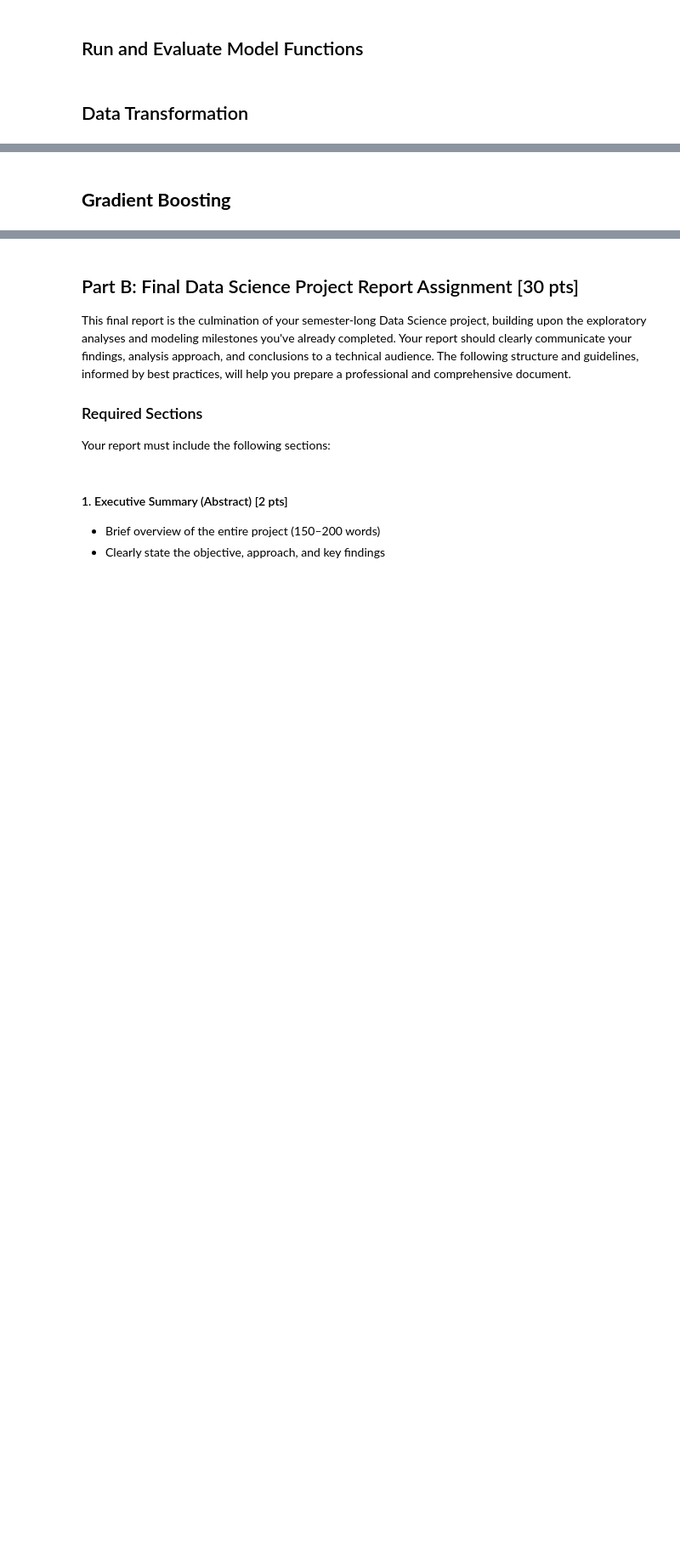
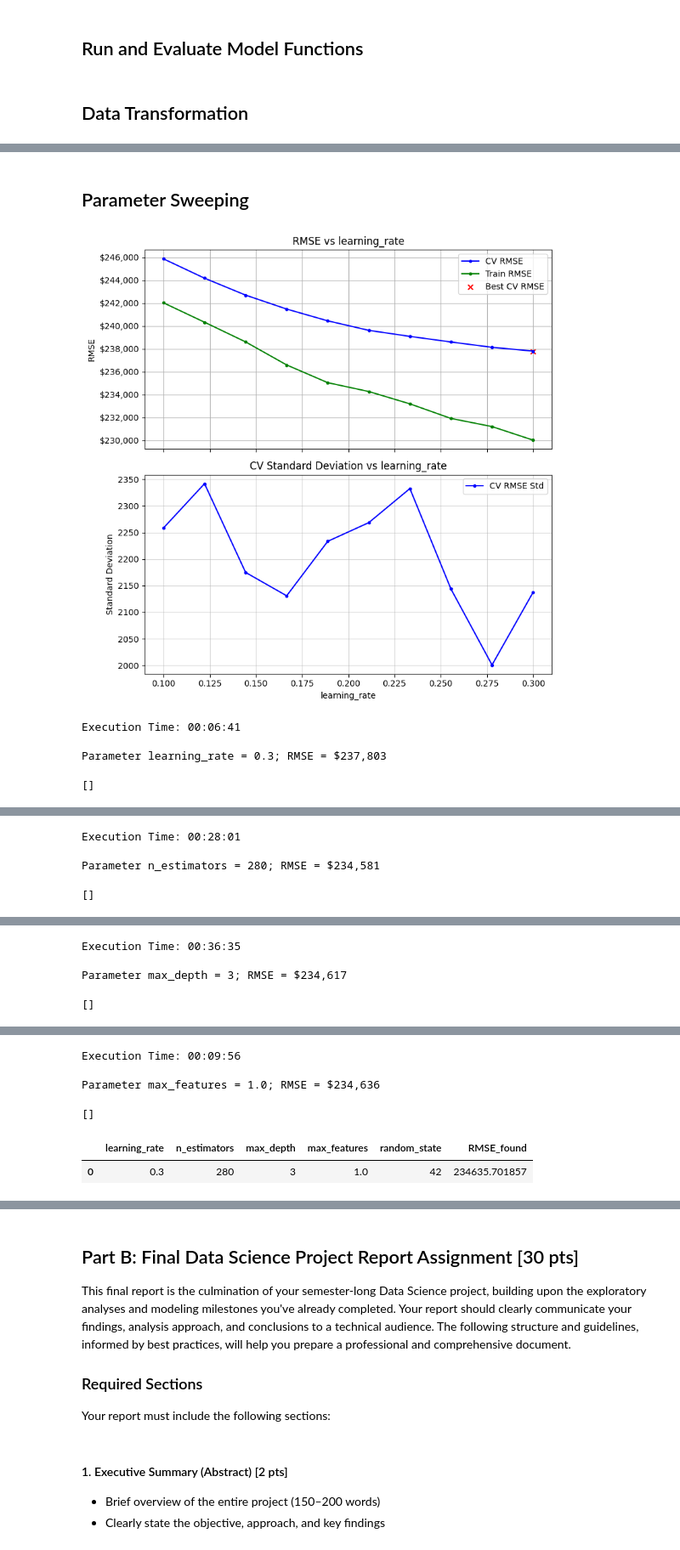
Before and after one commit to jtvon/Module-3-Assignments, a Jupyter notebook: Final_Project_Report.ipynb, the cells around one changed output, grey strips where cells are left out. Shown: that part at 85% size. Drawn from its saved outputs; the diff is of its cells as text; code cells hidden in the pictures; blank space fills up the shorter version.

```diff
--- a/Final_Project_Report.ipynb
+++ b/Final_Project_Report.ipynb
@@ -167,7 +415,4 @@ def load_data(path, target_column=None, random_state=random_state):
     return X_train, X_test, y_train, y_test, X_train_scaled, X_test_scaled, df
 # %%
 # Load the data from github and preprocess the data
-X_train, X_test, y_train, y_test, X_train_scaled, X_test_scaled, df = load_data(
-    'https://raw.githubusercontent.com/ys1433/Module-3-Assignments/refs/heads/main/zillow_cleaned.csv',
-    target_column='taxvaluedollarcnt'
-)
+X_train, X_test, y_train, y_test, X_train_scaled, X_test_scaled, df = load_data('zillow_cleaned.csv',target_column='taxvaluedollarcnt')
@@ -299,11 +555,11 @@ def polynomial_transformation(df, column, degree):
   axes[1].boxplot(df[f'{column}_poly_transformed'])
   axes[1].set_title(f'{column}_poly')
 
-# apply polynomial transformation to selected columns
-X_train_poly = X_train_log.copy()
-poly_list = ['calculatedbathnbr']
-for f in poly_list:
-  polynomial_transformation(X_train_poly, f, 2)
+# # apply polynomial transformation to selected columns
+# X_train_poly = X_train_log.copy()
+# poly_list = ['calculatedbathnbr']
+# for f in poly_list:
+#   polynomial_transformation(X_train_poly, f, 2)
 # %%
 # encoder for Categorical features
 
@@ -325,5 +581,5 @@ def one_hot_encode(df, columns):
 
 # apply one-hot encoding to selected categorical features (id type features without too many unique values)
 encode_list = ['regionidcounty', 'heatingorsystemtypeid', 'propertylandusetypeid' ]
-X_train_encoded = one_hot_encode(X_train_poly, encode_list)
+X_train_encoded = one_hot_encode(X_train_log, encode_list)
 X_train_encoded.shape
@@ -351,6 +630,6 @@ print(y_train.shape)
 # %%
 # create a list of all transformed features
-transformed_features = log_list + poly_list + encode_list + zero_list
+transformed_features = log_list + encode_list + zero_list
 print(len(transformed_features), transformed_features)
 
 # create a df without the orginal features
@@ -359,5 +678,5 @@ X_train_transformed_scaled_original_dropped.shape
 # %% [markdown]
-## **Gradient Boosting**
+## Parameter Sweeping
 # %%
 def sweep_parameter(model,
                     Parameters,
@@ -487,22 +806,29 @@ Parameters_GB_list = []
 # %%
 parameters_and_ranges_gb = [
     ('learning_rate', np.linspace(0.1, 0.3, 10)),
-    ('n_estimators', range(100, 200, 10)),
+    ('n_estimators', range(10, 300, 10)),
     ('max_depth', range(3, 12, 1)),
     ('max_features', np.linspace(0.1, 1.0, 10))
 ]
 
 for param, parameter_list in parameters_and_ranges_gb:
     Parameters_GB = sweep_parameter(GradientBoostingRegressor,
                                 Parameters_GB,
                                 param,
                                 parameter_list,
-                                x_train  = X_train_scaled,
+                                x_train  = X_train_transformed_scaled_original_dropped,
                                 y_train  = y_train
                                 )
 
     print(f'\nParameter {param} = {Parameters_GB[param]}; RMSE = {dollar_format(Parameters_GB['RMSE_found'],2)}\n')
     print(Parameters_GB_list)
 
 Parameters_GB_list.append(Parameters_GB)
 pd.DataFrame(Parameters_GB_list)
+# %% [output]
+[figure, added]
+Execution Time: 00:06:41
+
+Parameter learning_rate = 0.3; RMSE = $237,803
+
+[]
@@ -508,0 +836,5 @@ pd.DataFrame(Parameters_GB_list)
+Execution Time: 00:28:01
+
+Parameter n_estimators = 280; RMSE = $234,581
+
+[]
@@ -508,0 +842,5 @@ pd.DataFrame(Parameters_GB_list)
+Execution Time: 00:36:35
+
+Parameter max_depth = 3; RMSE = $234,617
+
+[]
@@ -508,0 +848,7 @@ pd.DataFrame(Parameters_GB_list)
+Execution Time: 00:09:56
+
+Parameter max_features = 1.0; RMSE = $234,636
+
+[]
+|  | learning_rate | n_estimators | max_depth | max_features | random_state | RMSE_found |
+| 0 | 0.3 | 280 | 3 | 1.0 | 42 | 234635.701857 |
```
Also changed, not shown: parts of 41 cells of this notebook, 2 other files.
